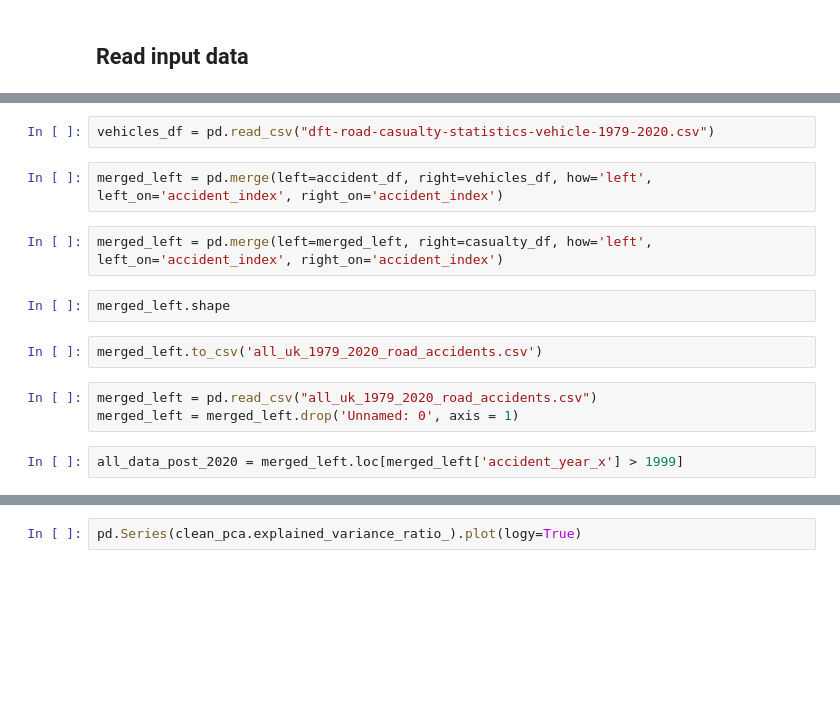
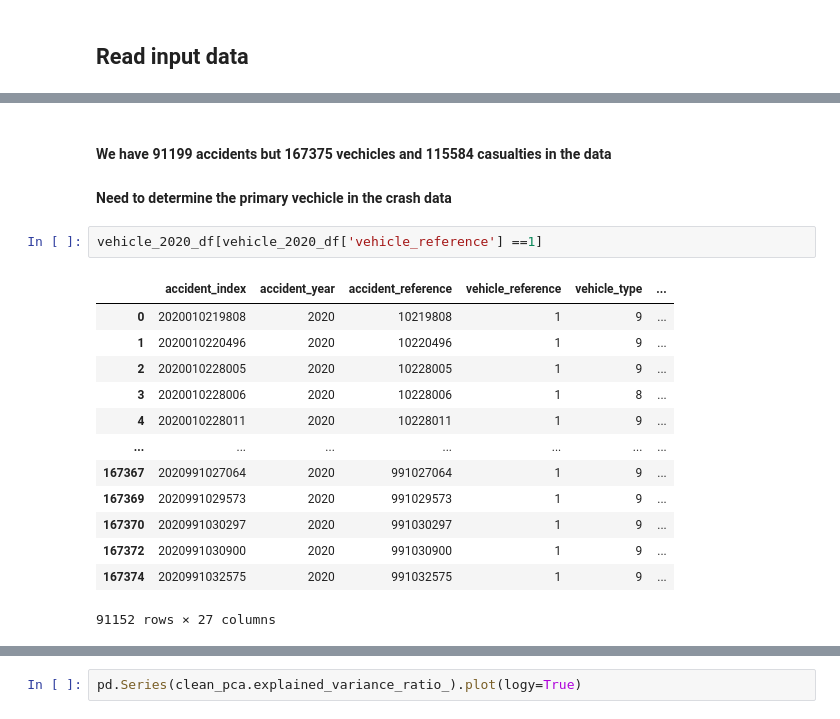
Before and after one commit to darraghs/SligoIT_DataScience2021_DV_Project, a Jupyter notebook: project.ipynb, the cells around one changed output, grey strips where cells are left out. Cells and saved outputs as stored; diff of their text form; blank space fills up the shorter version.

```diff
--- a/project.ipynb
+++ b/project.ipynb
@@ -14,15 +92,19 @@ accident_df = pd.read_csv("dft-road-casualty-statistics-accident-1979-2020.csv")
-# %%
-vehicles_df = pd.read_csv("dft-road-casualty-statistics-vehicle-1979-2020.csv")
-# %%
-merged_left = pd.merge(left=accident_df, right=vehicles_df, how='left', left_on='accident_index', right_on='accident_index')
-# %%
-merged_left = pd.merge(left=merged_left, right=casualty_df, how='left', left_on='accident_index', right_on='accident_index')
-# %%
-merged_left.shape
-# %%
-merged_left.to_csv('all_uk_1979_2020_road_accidents.csv')
-# %%
-merged_left = pd.read_csv("all_uk_1979_2020_road_accidents.csv")
-merged_left = merged_left.drop('Unnamed: 0', axis = 1)
-# %%
-all_data_post_2020 = merged_left.loc[merged_left['accident_year_x'] > 1999]
+# %% [markdown]
+#### We have 91199 accidents but 167375 vechicles and 115584 casualties in the data
+#### Need to determine the primary vechicle in the crash data
+# %%
+vehicle_2020_df[vehicle_2020_df['vehicle_reference'] ==1]
+# %% [output]
+|  | accident_index | accident_year | accident_reference | vehicle_reference | vehicle_type | ... |
+| 0 | 2020010219808 | 2020 | 10219808 | 1 | 9 | ... |
+| 1 | 2020010220496 | 2020 | 10220496 | 1 | 9 | ... |
+| 2 | 2020010228005 | 2020 | 10228005 | 1 | 9 | ... |
+| 3 | 2020010228006 | 2020 | 10228006 | 1 | 8 | ... |
+| 4 | 2020010228011 | 2020 | 10228011 | 1 | 9 | ... |
+| ... | ... | ... | ... | ... | ... | ... |
+| 167367 | 2020991027064 | 2020 | 991027064 | 1 | 9 | ... |
+| 167369 | 2020991029573 | 2020 | 991029573 | 1 | 9 | ... |
+| 167370 | 2020991030297 | 2020 | 991030297 | 1 | 9 | ... |
+| 167372 | 2020991030900 | 2020 | 991030900 | 1 | 9 | ... |
+| 167374 | 2020991032575 | 2020 | 991032575 | 1 | 9 | ... |
+91152 rows × 27 columns
```
Also changed, not shown: parts of 29 cells of this notebook, 1 other file.
